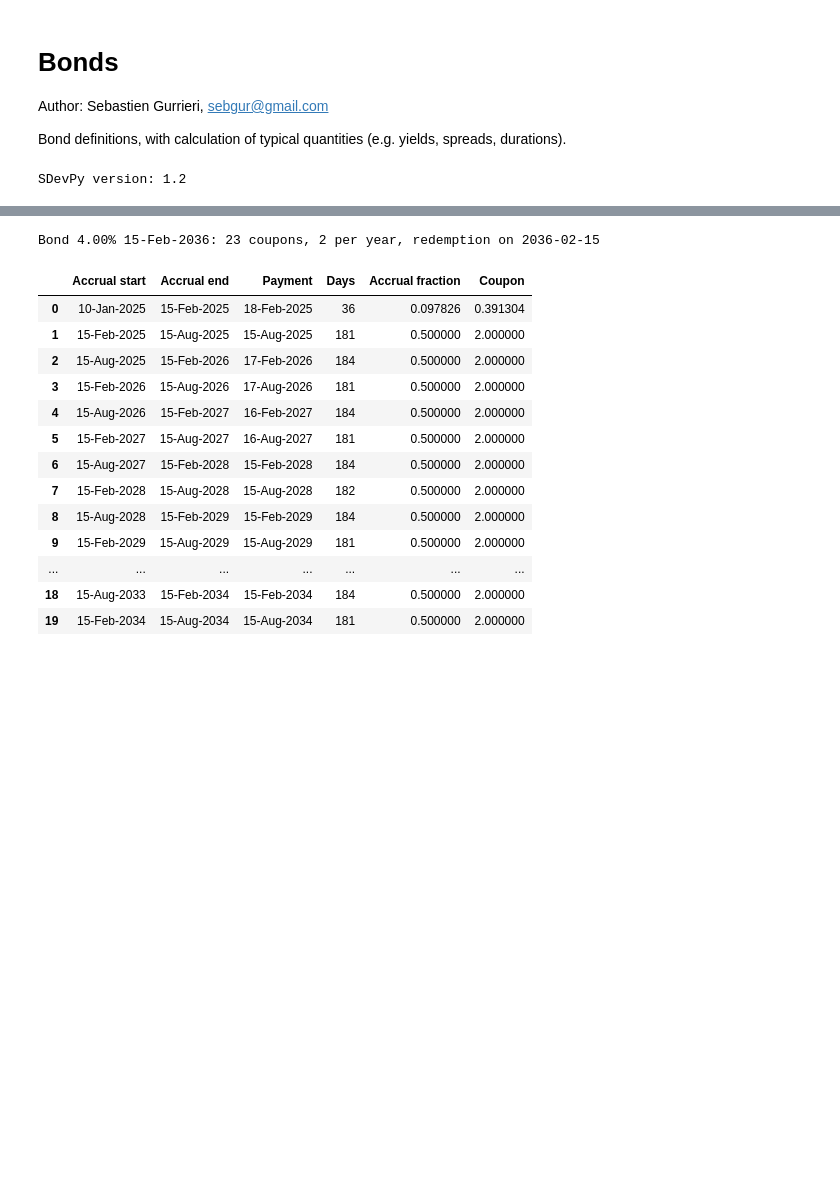
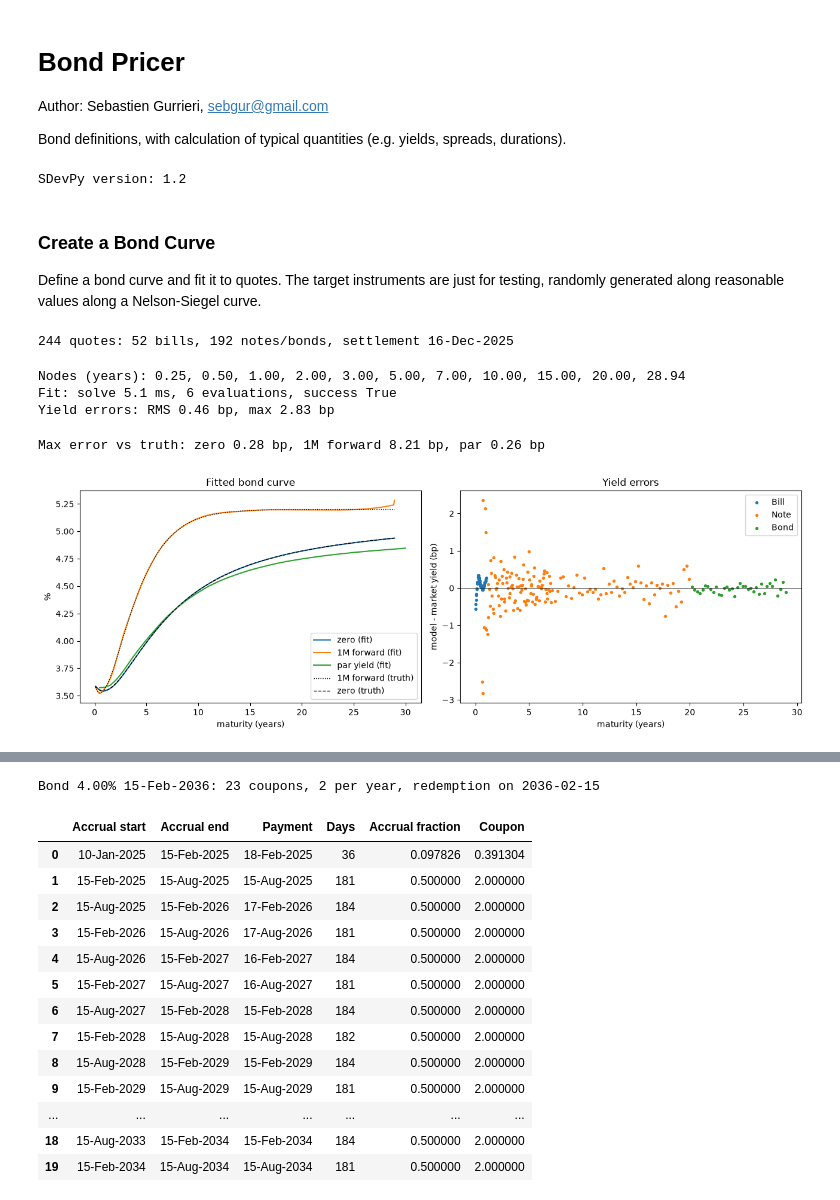
Before and after one commit to sebgur/SDev.Python, a Jupyter notebook: notebooks/rates/bonds.ipynb, the cells around one changed output, grey strips where cells are left out. Drawn from its saved outputs; the diff is of its cells as text; code cells hidden in the pictures; blank space fills up the shorter version.

Commit message:
adding bond curve universe

```diff
--- a/notebooks/rates/bonds.ipynb
+++ b/notebooks/rates/bonds.ipynb
@@ -1,5 +1,5 @@
 # %% [markdown]
-# Bonds
+# Bond Pricer
 
 Author: Sebastien Gurrieri, sebgur@gmail.com
 
@@ -25,3 +27,72 @@ ctx = pricingcontext.default_pricing_context()
 date_fmt = '{:%d-%b-%Y}'
 # %% [output]
 SDevPy version: 1.2
+# %% [markdown]
+### Create a Bond Curve
+Define a bond curve and fit it to quotes. The target instruments are just for testing, randomly generated along reasonable values along a Nelson-Siegel curve.
+# %%
+valdate = dt.datetime(2025, 12, 15)
+b0, b1, b2, tau = 0.052, -0.016, -0.022, 2.0
+bond_uni = sample_bond_universe(valdate, ns_b0=b0, ns_b1=b1, ns_b2=b2, ns_tau=tau, seed=42)
+quotes, labels, settle = bond_uni['quotes'], bond_uni['labels'], bond_uni['settlement']
+target_zr, target_df, conv = bond_uni['target_zr'], bond_uni['target_curve'], bond_uni['convention']
+print(f"{len(quotes)} quotes: {sum(lb[0] == 'Bill' for lb in labels)} bills, "
+      f"{sum(lb[0] != 'Bill' for lb in labels)} notes/bonds, settlement {settle:%d-%b-%Y}")
+# %% [output]
+244 quotes: 52 bills, 192 notes/bonds, settlement 16-Dec-2025
+# %%
+# Fit the curve
+nodes = default_nodes(valdate, quotes)
+fit = fit_bond_curve(quotes, valdate, nodes, name='UST')
+
+# Retrieve fitting errors
+ye = fit.yield_errors()
+print(f"Nodes (years): {', '.join(f'{t:.2f}' for t in fit.node_times)}")
+print(f"Fit: solve {1e3 * fit.result.elapsed:.1f} ms, {fit.result.nfev} evaluations, success {fit.result.success}")
+print(f"Yield errors: RMS {np.sqrt(np.mean(ye ** 2)):.2f} bp, max {np.max(np.abs(ye)):.2f} bp")
+
+# Bond curve object
+bond_curve = fit.curve
+# %% [output]
+Nodes (years): 0.25, 0.50, 1.00, 2.00, 3.00, 5.00, 7.00, 10.00, 15.00, 20.00, 28.94
+Fit: solve 5.1 ms, 6 evaluations, success True
+Yield errors: RMS 0.46 bp, max 2.83 bp
+# %%
+# Inspect the fit quality: zero, 1M forward, par; fitted vs truth, and yield errors by maturity
+t = np.linspace(1 / 12, fit.node_times[-1], 360)
+h = 1 / 12
+zero_fit = -np.log(bond_curve.discount_float(t)) / t
+fwd_fit = -np.log(bond_curve.discount_float(t + h / 2) / bond_curve.discount_float(t - h / 2)) / h
+fwd_true = -np.log(target_df(t + h / 2) / target_df(t - h / 2)) / h
+par_mats = [settle + dt.timedelta(days=round(365 * x)) for x in np.arange(0.5, 30.01, 0.5)]
+par_fit = [bonds.par_yield(m, settle, conv, bond_curve.discount_float, valdate) for m in par_mats]
+par_true = [bonds.par_yield(m, settle, conv, target_df, valdate) for m in par_mats]
+par_t = np.arange(0.5, 30.01, 0.5)
+
+fig, (ax1, ax2) = plt.subplots(1, 2, figsize=(13, 4.5))
+ax1.plot(t, 100 * zero_fit, label='zero (fit)')
+ax1.plot(t, 100 * fwd_fit, label='1M forward (fit)')
+ax1.plot(par_t, 100 * np.array(par_fit), label='par yield (fit)')
+ax1.plot(t, 100 * fwd_true, 'k:', lw=1, label='1M forward (truth)')
+ax1.plot(t, 100 * target_zr(t), 'k--', lw=1, label='zero (truth)')
+ax1.set_xlabel('maturity (years)')
+ax1.set_ylabel('%')
+ax1.set_title('Fitted bond curve')
+ax1.legend()
+mat_years = np.array([q.flows.pay_times[-1] for q in quotes])
+kinds = np.array([lb[0] for lb in labels])
+for kind in ['Bill', 'Note', 'Bond']:
+    sel = kinds == kind
+    ax2.scatter(mat_years[sel], ye[sel], s=8, label=kind)
+ax2.axhline(0.0, color='k', lw=0.5)
+ax2.set_xlabel('maturity (years)')
+ax2.set_ylabel('model - market yield (bp)')
+ax2.set_title('Yield errors')
+ax2.legend()
+plt.tight_layout()
+print(f"Max error vs truth: zero {1e4 * np.max(np.abs(zero_fit - target_zr(t))):.2f} bp, 1M forward "
+      f"{1e4 * np.max(np.abs(fwd_fit - fwd_true)):.2f} bp, "
+      f"par {1e4 * np.max(np.abs(np.subtract(par_fit, par_true))):.2f} bp")
+# %% [output]
+Max error vs truth: zero 0.28 bp, 1M forward 8.21 bp, par 0.26 bp
+[figure, added]
```
Also changed, not shown: parts of 5 cells of this notebook, 9 other files.
